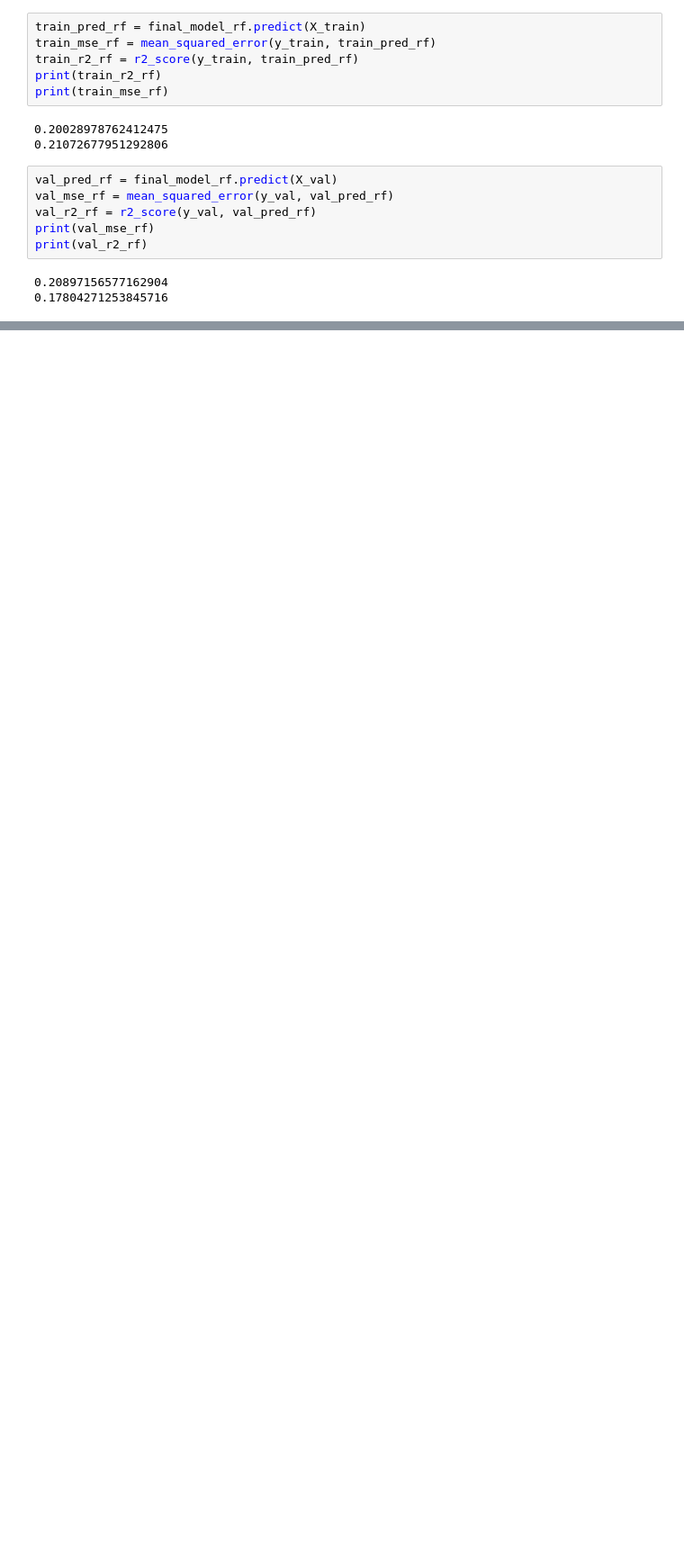
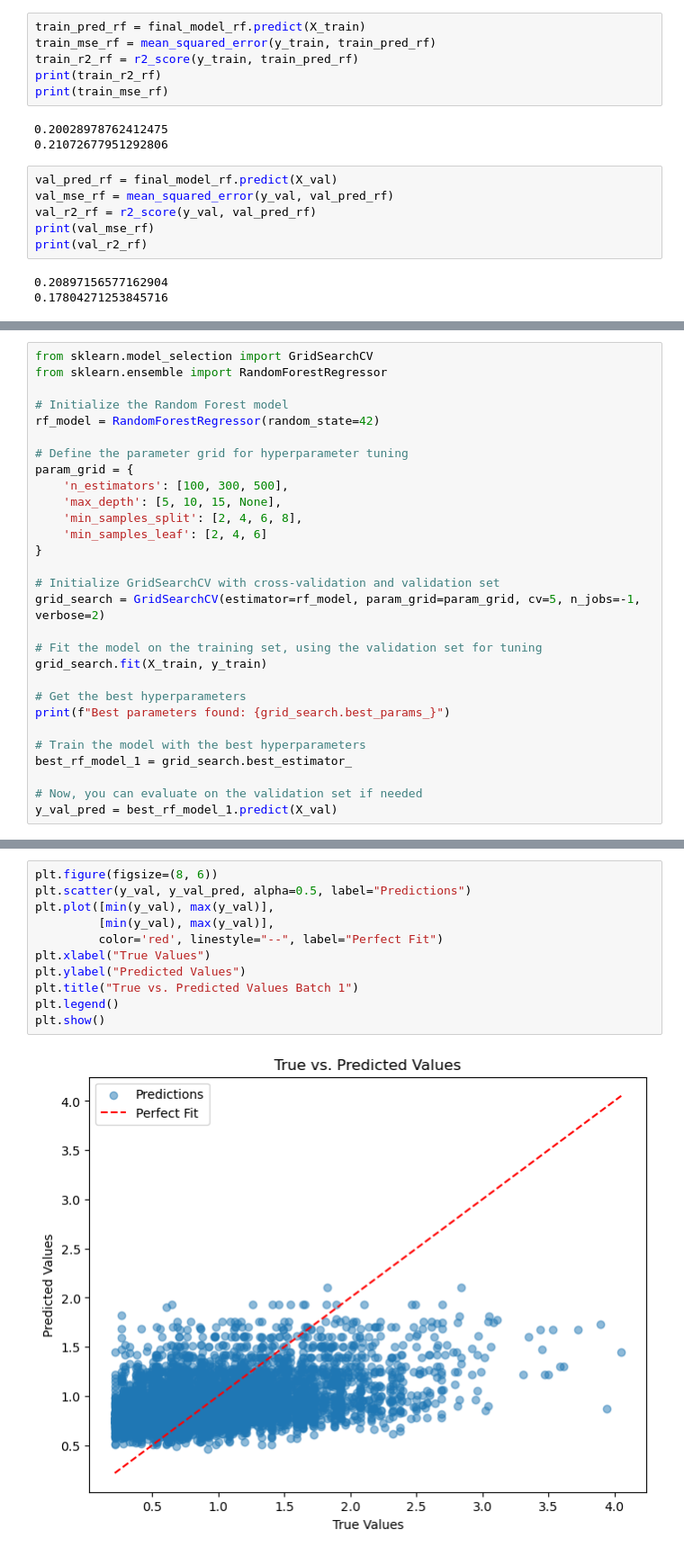
Before and after one commit to riccardoAli31/Gene-expression-changes-from-CNV, a Jupyter notebook: linear_regression_2.ipynb, the cells around one changed output, grey strips where cells are left out. Shown at 90% size. Cells and saved outputs as stored; diff of their text form; blank space fills up the shorter version.

```diff
--- a/linear_regression_2.ipynb
+++ b/linear_regression_2.ipynb
@@ -196,0 +532,29 @@ print(val_r2_rf)
+# %%
+from sklearn.model_selection import GridSearchCV
+from sklearn.ensemble import RandomForestRegressor
+
+# Initialize the Random Forest model
+rf_model = RandomForestRegressor(random_state=42)
+
+# Define the parameter grid for hyperparameter tuning
+param_grid = {
+    'n_estimators': [100, 300, 500],
+    'max_depth': [5, 10, 15, None],
+    'min_samples_split': [2, 4, 6, 8],
+    'min_samples_leaf': [2, 4, 6]
+}
+
+# Initialize GridSearchCV with cross-validation and validation set
+grid_search = GridSearchCV(estimator=rf_model, param_grid=param_grid, cv=5, n_jobs=-1, verbose=2)
+
+# Fit the model on the training set, using the validation set for tuning
+grid_search.fit(X_train, y_train)
+
+# Get the best hyperparameters
+print(f"Best parameters found: {grid_search.best_params_}")
+
+# Train the model with the best hyperparameters
+best_rf_model_1 = grid_search.best_estimator_
+
+# Now, you can evaluate on the validation set if needed
+y_val_pred = best_rf_model_1.predict(X_val)
@@ -196,0 +598,13 @@ print(val_r2_rf)
+# %%
+plt.figure(figsize=(8, 6))
+plt.scatter(y_val, y_val_pred, alpha=0.5, label="Predictions")
+plt.plot([min(y_val), max(y_val)],
+         [min(y_val), max(y_val)],
+         color='red', linestyle="--", label="Perfect Fit")
+plt.xlabel("True Values")
+plt.ylabel("Predicted Values")
+plt.title("True vs. Predicted Values Batch 1")
+plt.legend()
+plt.show()
+# %% [output]
+[figure, added]
```
Also changed, not shown: parts of 44 cells of this notebook.
